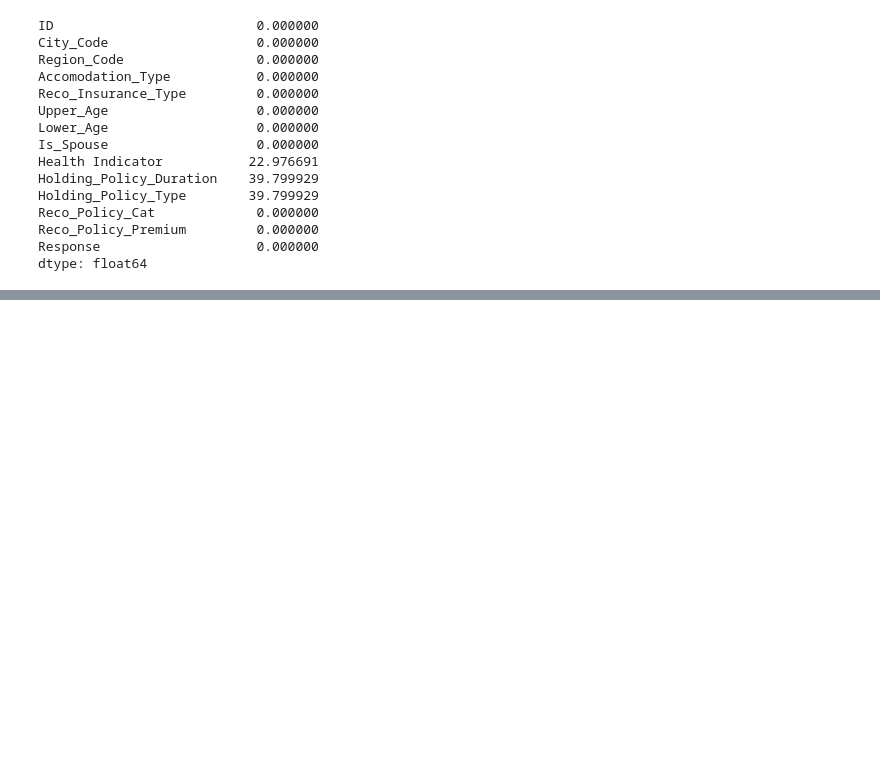
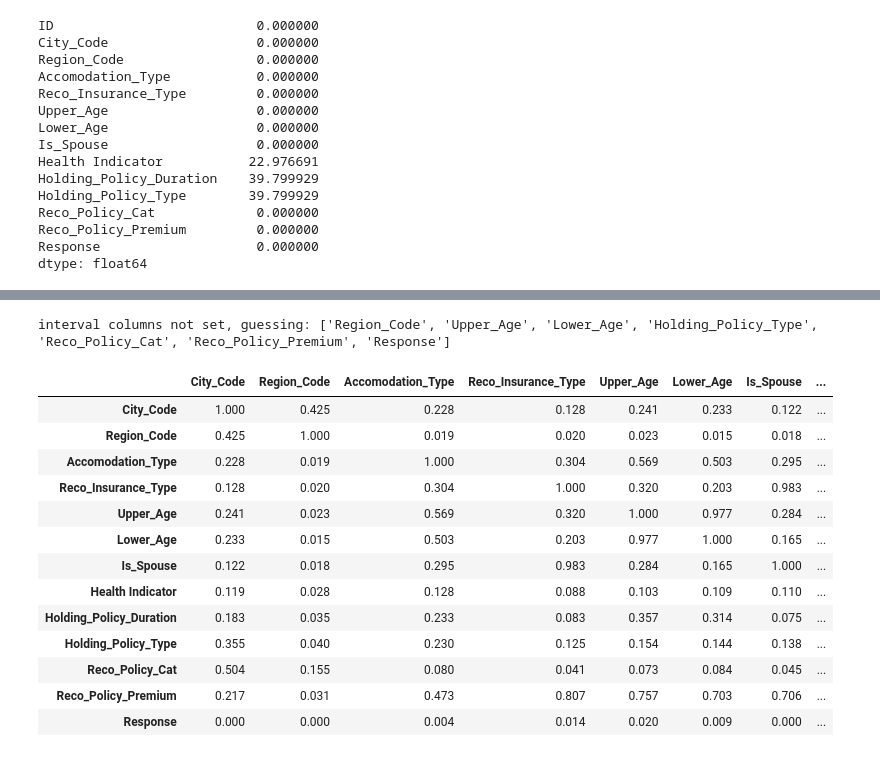
Before and after one commit to o-guilherme/IFSP-Proj-Sem2, a Jupyter notebook: EDA and Pre-processing.ipynb, the cells around one changed output, grey strips where cells are left out. Saved outputs shown, nothing was run; the diff lists cells and outputs as text; code cells hidden in the pictures; blank space fills up the shorter version.

```diff
--- a/EDA and Pre-processing.ipynb
+++ b/EDA and Pre-processing.ipynb
@@ -121,0 +157,18 @@ Name: Accomodation_Type, dtype: int64
+# %%
+df.phik_matrix().round(3)
+# %% [output]
+interval columns not set, guessing: ['Region_Code', 'Upper_Age', 'Lower_Age', 'Holding_Policy_Type', 'Reco_Policy_Cat', 'Reco_Policy_Premium', 'Response']
+|  | City_Code | Region_Code | Accomodation_Type | Reco_Insurance_Type | Upper_Age | Lower_Age | Is_Spouse | ... |
+| City_Code | 1.000 | 0.425 | 0.228 | 0.128 | 0.241 | 0.233 | 0.122 | ... |
+| Region_Code | 0.425 | 1.000 | 0.019 | 0.020 | 0.023 | 0.015 | 0.018 | ... |
+| Accomodation_Type | 0.228 | 0.019 | 1.000 | 0.304 | 0.569 | 0.503 | 0.295 | ... |
+| Reco_Insurance_Type | 0.128 | 0.020 | 0.304 | 1.000 | 0.320 | 0.203 | 0.983 | ... |
+| Upper_Age | 0.241 | 0.023 | 0.569 | 0.320 | 1.000 | 0.977 | 0.284 | ... |
+| Lower_Age | 0.233 | 0.015 | 0.503 | 0.203 | 0.977 | 1.000 | 0.165 | ... |
+| Is_Spouse | 0.122 | 0.018 | 0.295 | 0.983 | 0.284 | 0.165 | 1.000 | ... |
+| Health Indicator | 0.119 | 0.028 | 0.128 | 0.088 | 0.103 | 0.109 | 0.110 | ... |
+| Holding_Policy_Duration | 0.183 | 0.035 | 0.233 | 0.083 | 0.357 | 0.314 | 0.075 | ... |
+| Holding_Policy_Type | 0.355 | 0.040 | 0.230 | 0.125 | 0.154 | 0.144 | 0.138 | ... |
+| Reco_Policy_Cat | 0.504 | 0.155 | 0.080 | 0.041 | 0.073 | 0.084 | 0.045 | ... |
+| Reco_Policy_Premium | 0.217 | 0.031 | 0.473 | 0.807 | 0.757 | 0.703 | 0.706 | ... |
+| Response | 0.000 | 0.000 | 0.004 | 0.014 | 0.020 | 0.009 | 0.000 | ... |
```
Also changed, not shown: parts of 18 cells of this notebook.
